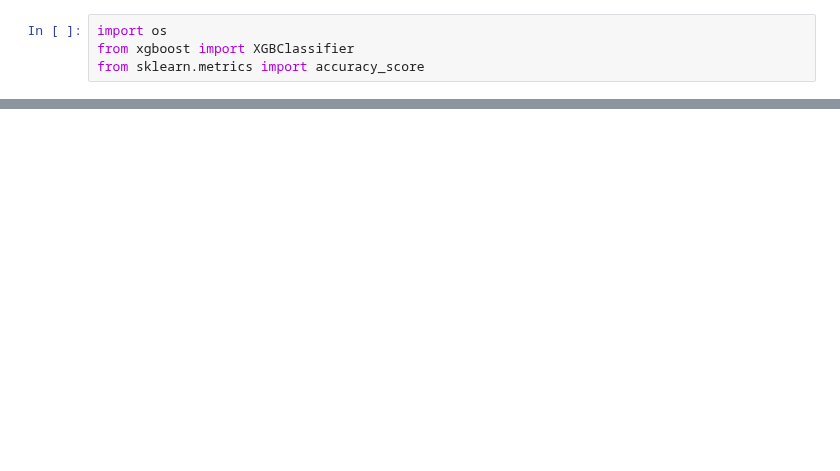
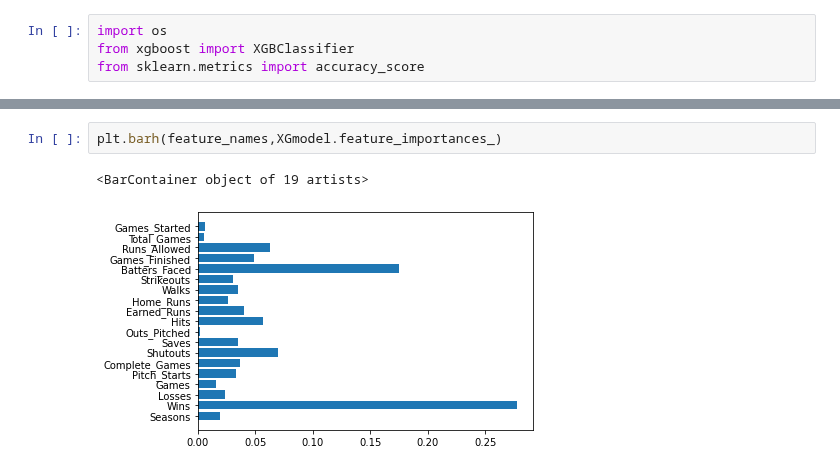
Before and after one commit to mkameronh/baseball_analysis, a Jupyter notebook: Pitcher_ML_vNB.ipynb, the cells around one changed output, grey strips where cells are left out. Saved outputs shown, nothing was run; the diff lists cells and outputs as text; blank space fills up the shorter version.

```diff
--- a/Pitcher_ML_vNB.ipynb
+++ b/Pitcher_ML_vNB.ipynb
@@ -170,0 +197,5 @@ ValueError: Invalid classes inferred from unique values of `y`.  Expected: [0 1]
+# %%
+plt.barh(feature_names,XGmodel.feature_importances_)
+# %% [output]
+<BarContainer object of 19 artists>
+[figure, added]
```
Also changed, not shown: parts of 25 cells of this notebook.
